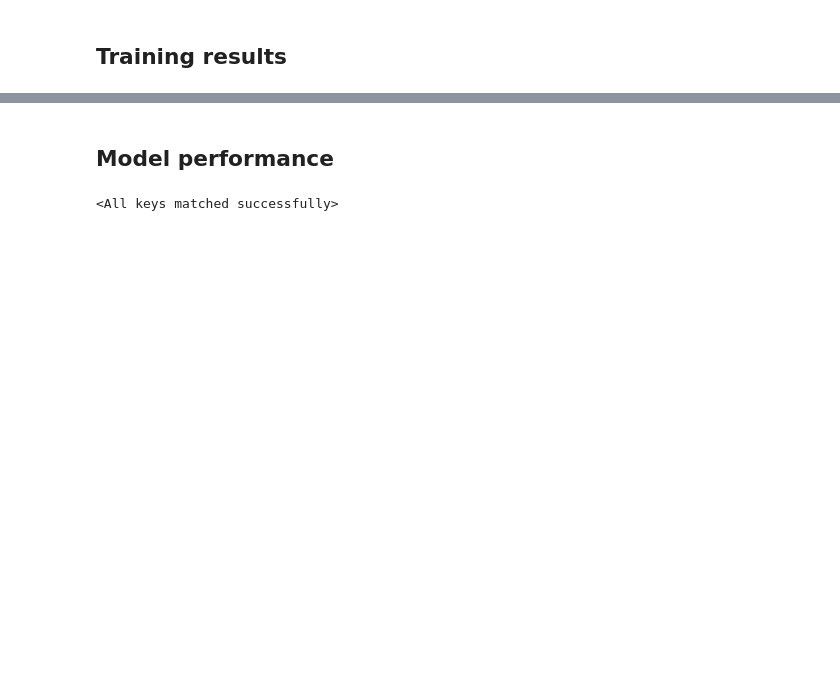
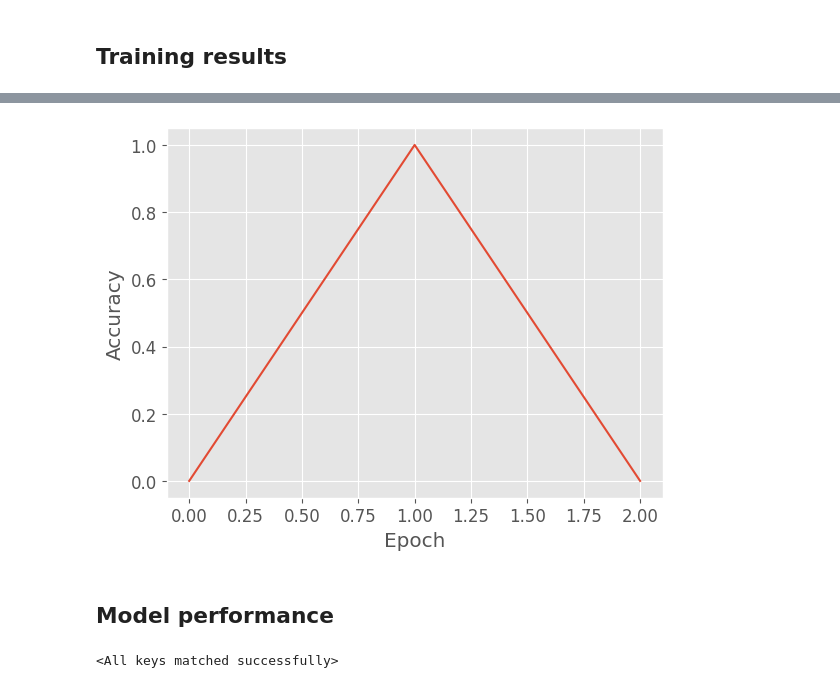
Before and after one commit to DanNguyen1/DL-project, a Jupyter notebook: visualization.ipynb, the cells around one changed output, grey strips where cells are left out. Saved outputs shown, nothing was run; the diff lists cells and outputs as text; code cells hidden in the pictures; blank space fills up the shorter version.

```diff
--- a/visualization.ipynb
+++ b/visualization.ipynb
@@ -59,3 +82,12 @@ with plt.style.context("ggplot_perso.mplstyle"):
+# %%
+with plt.style.context("ggplot_perso.mplstyle"):
+    fig, ax = plt.subplots()
+    ax.plot(epochs, res_dict["accuracies"])
+    ax.set_xlabel("Epoch")
+    ax.set_ylabel("Accuracy")
+    plt.show()
+# %% [output]
+[figure, added]
 # %% [markdown]
 ## Model performance
 # %%
```
Also changed, not shown: parts of 7 cells of this notebook, 1 other file.
